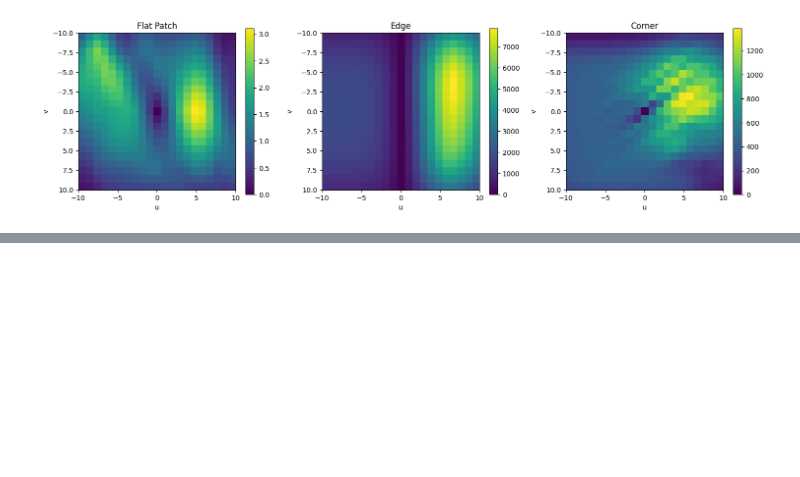
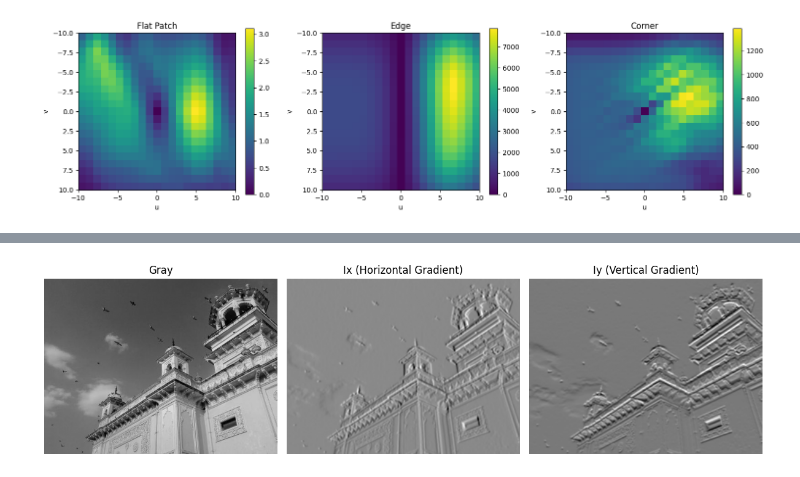
Before and after one commit to aryanj112/computer-vision, a Jupyter notebook: notebooks/harris-corner-detection.ipynb, the cells around one changed output, grey strips where cells are left out. Cells and saved outputs as stored; diff of their text form; code cells hidden in the pictures; blank space fills up the shorter version.

```diff
--- a/notebooks/harris-corner-detection.ipynb
+++ b/notebooks/harris-corner-detection.ipynb
@@ -282,0 +297,32 @@ plot_three_autocorrelations(
+# %%
+# we will now get the x and y gradients
+
+# Recall the first step is performing a Gaussian Blur (recall from last blog)
+smooth_window_size = 7
+blur = cv2.GaussianBlur(gray_img, (smooth_window_size, smooth_window_size), 0)
+
+# We can now create a Kernal and pass it through the image
+kernel = np.array([-1, 0, 1], dtype=np.float32) / 2.0
+Ix = ndimage.convolve1d(blur, kernel, axis=1, mode='reflect', output=np.float32)
+Iy = ndimage.convolve1d(blur, kernel, axis=0, mode='reflect', output=np.float32)
+
+# We have successfully computed the gradients and now we display the two
+fig, axs = plt.subplots(1, 3, figsize=(12,5))
+
+axs[0].imshow(gray_img, cmap="gray")
+axs[0].set_title("Gray")
+axs[0].axis("off")
+
+axs[1].imshow(Ix, cmap="gray")
+axs[1].set_title("Ix (Horizontal Gradient)")
+axs[1].axis("off")
+
+axs[2].imshow(Iy, cmap="gray")
+axs[2].set_title("Iy (Vertical Gradient)")
+axs[2].axis("off")
+
+plt.tight_layout()
+plt.savefig("../outputs/harris-corner-detection/ix_iy.png", bbox_inches="tight")
+plt.show()
+# %% [output]
+[figure, added]
```
Also changed, not shown: parts of 9 cells of this notebook, 4 other files.
